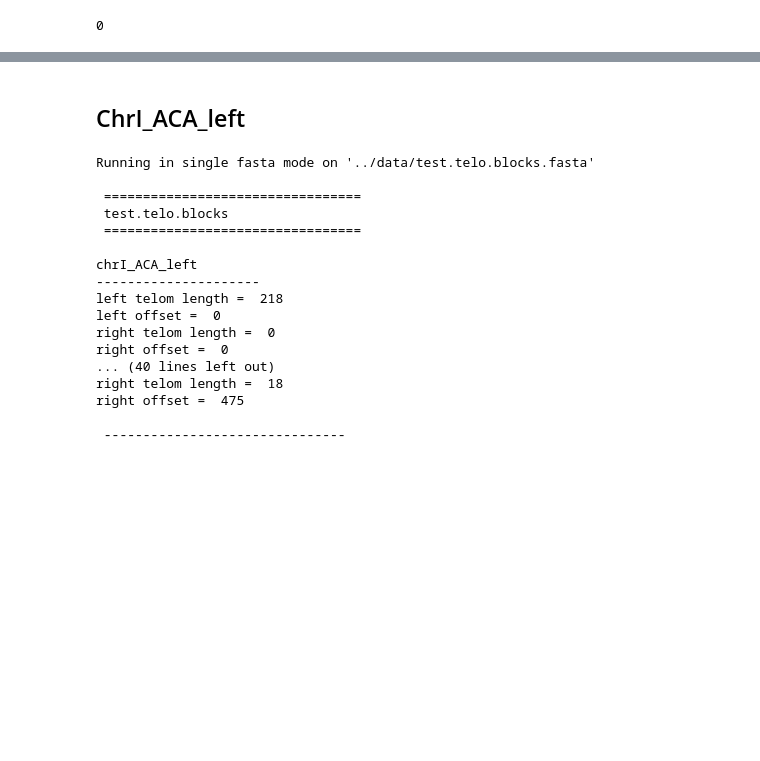
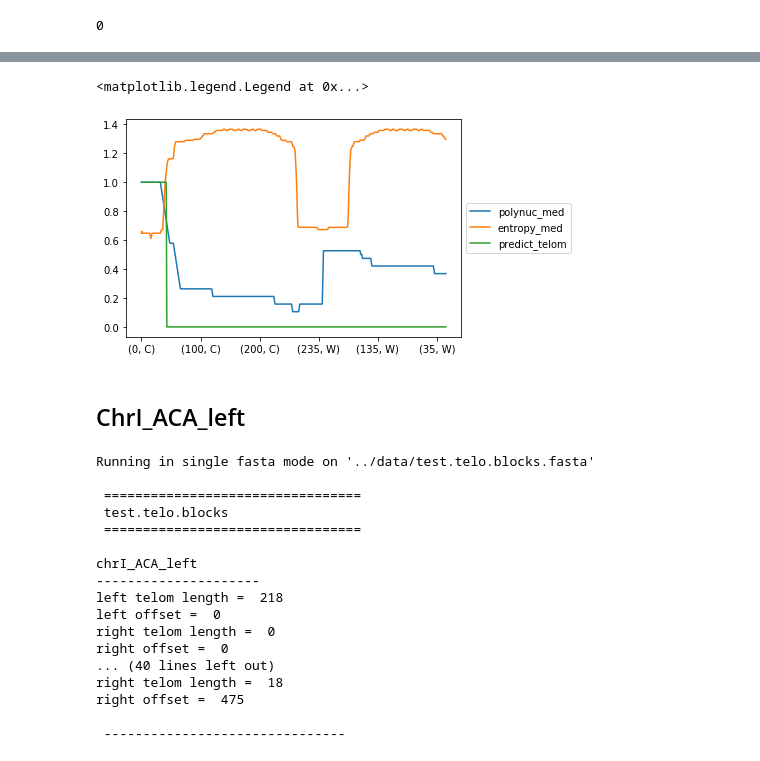
Before and after one commit to GillesFischerSorbonne/telofinder, a Jupyter notebook: telofinder/python_script/analyse_telom_testing.ipynb, the cells around one changed output, grey strips where cells are left out. Drawn from its saved outputs; the diff is of its cells as text; code cells hidden in the pictures; blank space fills up the shorter version.

```diff
--- a/telofinder/python_script/analyse_telom_testing.ipynb
+++ b/telofinder/python_script/analyse_telom_testing.ipynb
@@ -40,0 +58,3 @@ seq_df_utg84.loc["utg84", "utg84"].loc[0:3000, ["polynuc_med", "entropy_med", "p
+# %%
+#seq_df = atl.run_telofinder("../data/test.telo.blocks.fasta")
+seq_df_test = atl.run_telofinder("../data/test_fasta_file_40.fasta", 0.7, 1.1)
@@ -41,3 +112,8 @@ seq_df_utg84.loc["utg84", "utg84"].loc[0:3000, ["polynuc_med", "entropy_med", "p
+# %%
+seq_df_test.loc["test_fasta_file_40", "test"].loc[:, ["polynuc_med", "entropy_med", "predict_telom"]].plot().legend(loc='center left', bbox_to_anchor=(1, 0.5))
+# %% [output]
+<matplotlib.legend.Legend at 0x...>
+[figure, added]
 # %% [markdown]
 ## ChrI_ACA_left
 # %%
```
Also changed, not shown: parts of 8 cells of this notebook, 1 other file.
